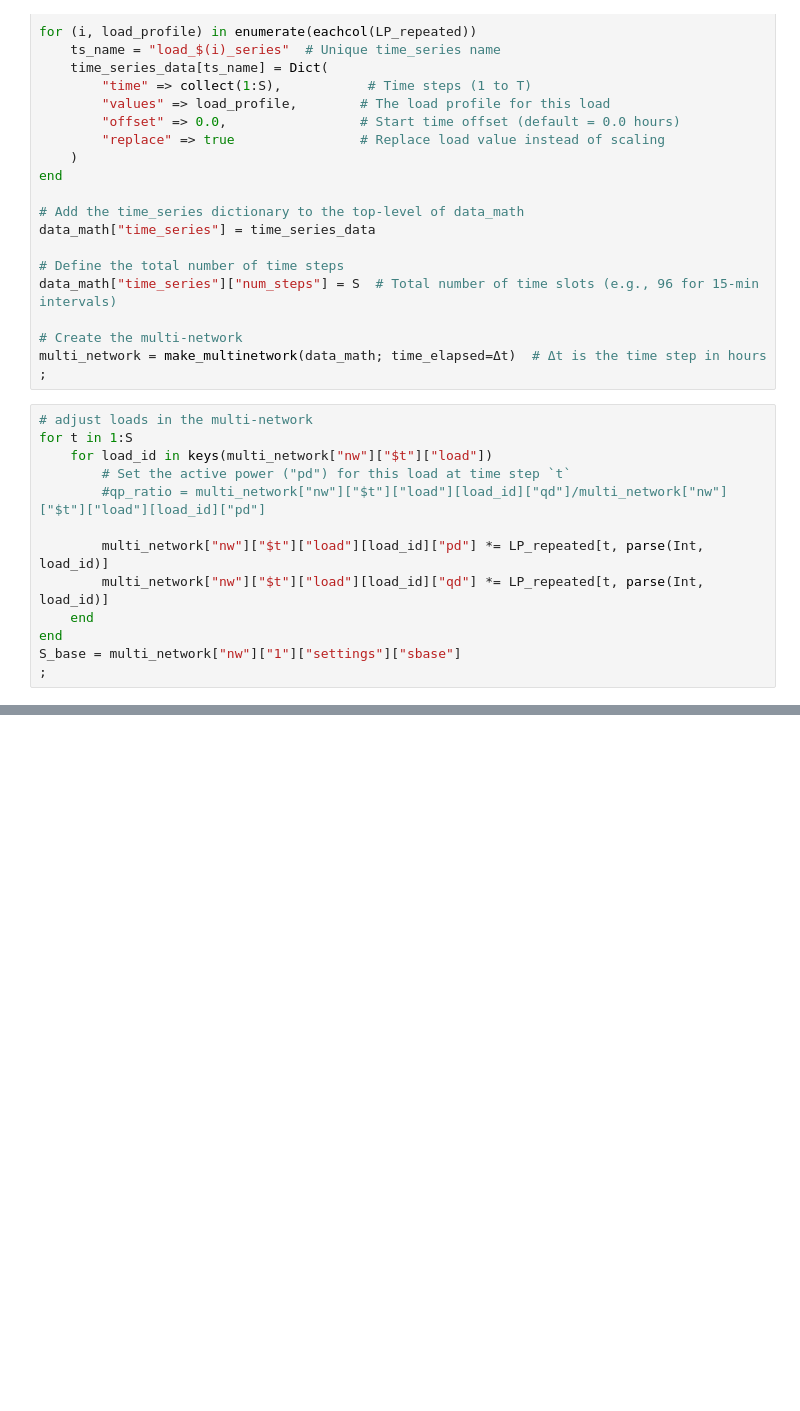
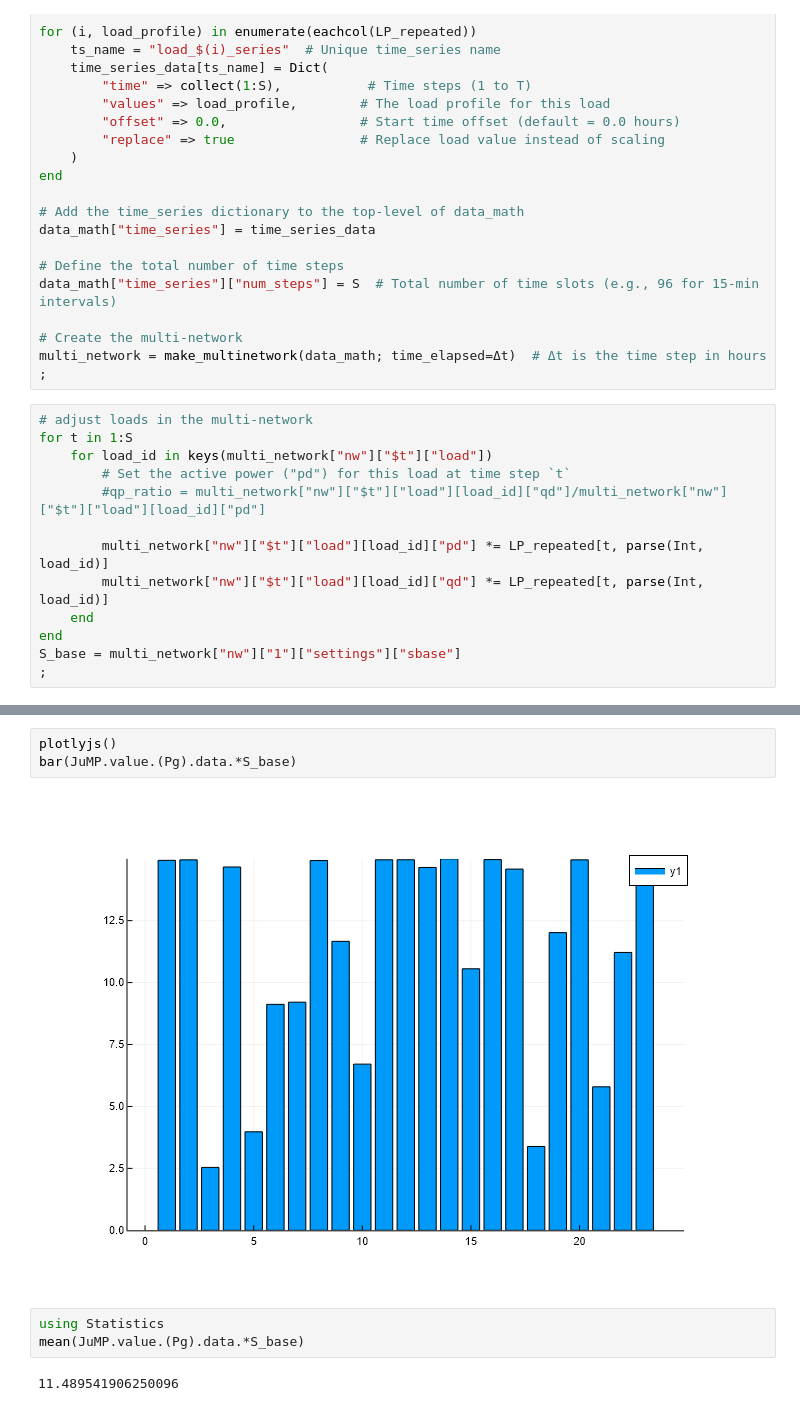
Before and after one commit to A1iJalilian/Risk-based-Fast-Hosting-Capacity-Analysis, a Jupyter notebook: main.ipynb, the cells around one changed output, grey strips where cells are left out. Cells and saved outputs as stored; diff of their text form; blank space fills up the shorter version.

```diff
--- a/main.ipynb
+++ b/main.ipynb
@@ -173,0 +194,10 @@ optimize!(pm.model)
+# %%
+plotlyjs()
+bar(JuMP.value.(Pg).data.*S_base)
+# %% [output]
+[figure, added]
+# %%
+using Statistics
+mean(JuMP.value.(Pg).data.*S_base)
+# %% [output]
+11.489541906250096
```
Also changed, not shown: parts of 5 cells of this notebook.
